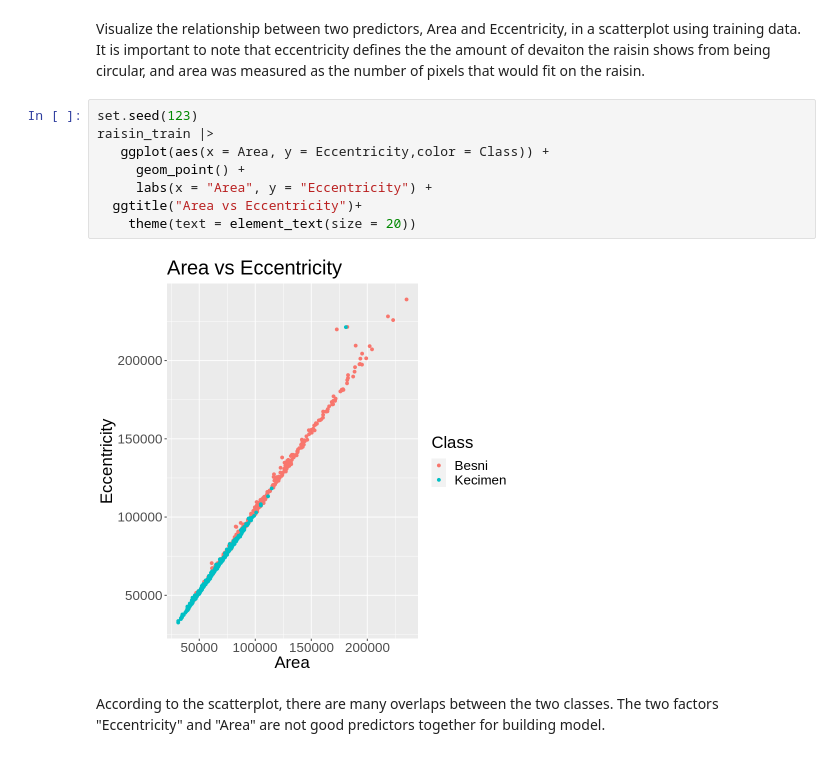
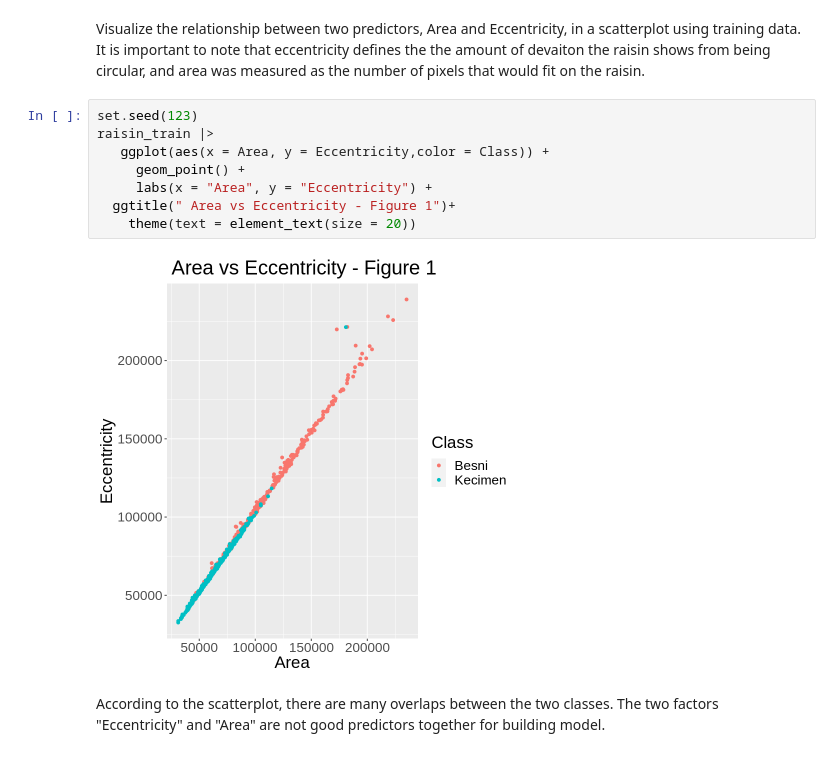
Before and after one commit to jlee0714/DSCI-Project, a Jupyter notebook: Final Project.ipynb, the cells around one changed output. Drawn from its saved outputs; the diff is of its cells as text.

Commit message:
Added citations and figure labels

```diff
--- a/Final Project.ipynb
+++ b/Final Project.ipynb
@@ -99,13 +99,13 @@ Visualize the relationship between two predictors, Area and Eccentricity, in a s
 # %%
 set.seed(123)
 raisin_train |>
    ggplot(aes(x = Area, y = Eccentricity,color = Class)) +
      geom_point() +
      labs(x = "Area", y = "Eccentricity") +
-  ggtitle("Area vs Eccentricity")+
+  ggtitle(" Area vs Eccentricity - Figure 1")+
     theme(text = element_text(size = 20))
 # %% [output]
-[figure, old version]
+[figure, new version]
 # %% [markdown]
 According to the scatterplot, there are many overlaps between the two classes. The two factors "Eccentricity" and "Area" are not good predictors together for building model.
 # %% [markdown]
```
Also changed, not shown: parts of 17 cells of this notebook.
